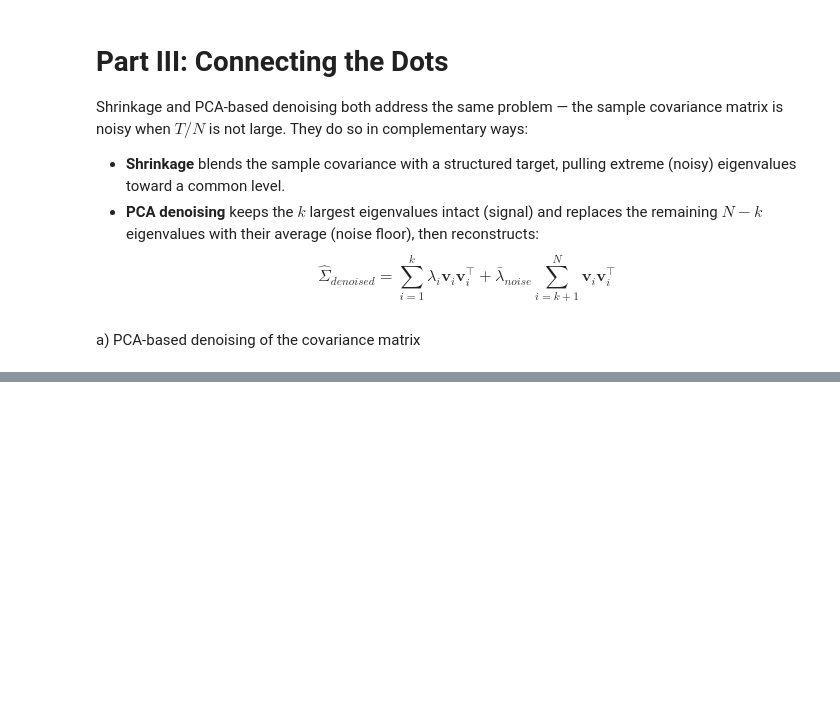
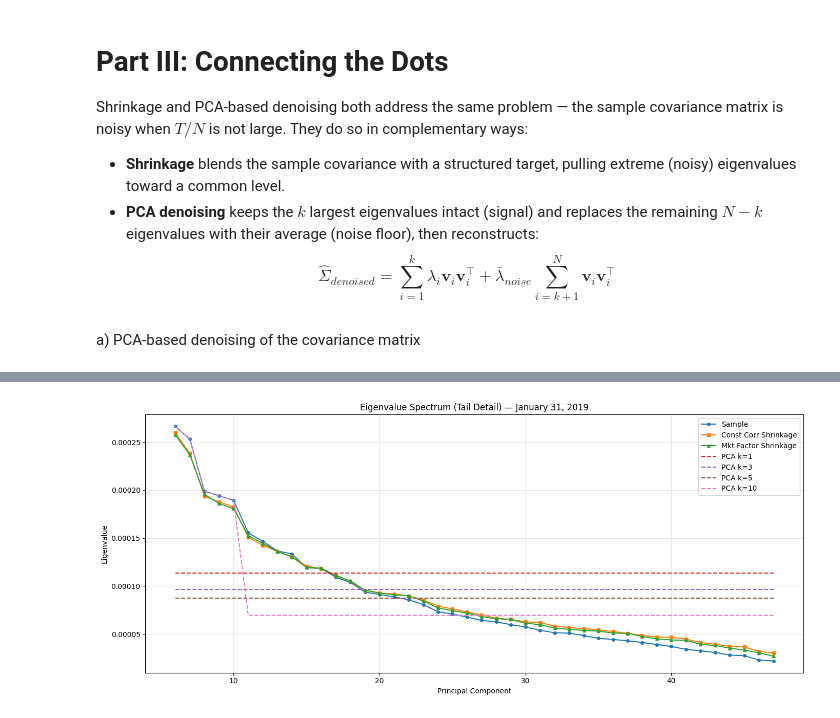
Before and after one commit to GabrielDelhay/FinEng_group6_2, a Jupyter notebook: assignment3_RM/ex3_notebook.ipynb, the cells around one changed output, grey strips where cells are left out. Cells and saved outputs as stored; diff of their text form; code cells hidden in the pictures; blank space fills up the shorter version.

```diff
--- a/assignment3_RM/ex3_notebook.ipynb
+++ b/assignment3_RM/ex3_notebook.ipynb
@@ -932,19 +910,3 @@ Shrinkage and PCA-based denoising both address the same problem — the sample c
 - **PCA denoising** keeps the $k$ largest eigenvalues intact (signal) and replaces the remaining $N - k$ eigenvalues with their average (noise floor), then reconstructs: $$\hat{\Sigma}_{denoised} = \sum_{i=1}^{k} \lambda_i \mathbf{v}_i \mathbf{v}_i^\top + \bar{\lambda}_{noise} \sum_{i=k+1}^{N} \mathbf{v}_i \mathbf{v}_i^\top$$
 # %% [markdown]
 a) PCA-based denoising of the covariance matrix
-# %%
-k = 5 # just for testing but we have to change
-
-cov = calibration_window.cov().values
-
-# PCA denoising
-denoised_cov, _ = pca_denoise_covariance(cov, k=k)
-
-# Shrinkage
-shrunk = constant_corr_shrinkage(calibration_window)
-shrunk_cov = shrunk["shrunk_cov"].values
-
-# Spectrum analysis
-eig_raw, _ = principal_component_analysis(cov)
-eig_denoised, _ = principal_component_analysis(denoised_cov)
-eig_shrunk, _ = principal_component_analysis(shrunk_cov)
@@ -959,0 +913,69 @@ Text(0.5, 1.0, 'Eigenvalue spectrum')
+# %%
+import datetime
+
+ref_date = datetime.date(2019, 1, 31)
+ref_rebalance = pd.Timestamp(ref_date)
+
+# Prepare estimation window
+ref_performance = prepare_rolling_estimation_window(
+    returns=performance,
+    rebalance_date=ref_rebalance,
+    lookback=time_horizon,
+    min_coverage=min_coverage,
+)
+
+T, N = ref_performance.shape
+print(f"Ref: {ref_date}, T={T}, N={N}, T/N={T/N:.1f}")
+
+# Sample covariance and its eigenvalues
+sample_cov = ref_performance.cov()
+sample_eig_vals, sample_eig_vecs = principal_component_analysis(sample_cov.values)
+
+# Shrinkage estimators
+market_returns = ref_performance.mean(axis=1)
+cc_results = constant_corr_shrinkage(returns=ref_performance)
+mf_results = market_factor_shrinkage(returns=ref_performance, market_returns=market_returns)
+
+cc_eig_vals, _ = principal_component_analysis(cc_results["shrunk_cov"].values)
+mf_eig_vals, _ = principal_component_analysis(mf_results["shrunk_cov"].values)
+
+# PCA denoising for k in {1, 3, 5, 10}
+k_values = [1, 3, 5, 10]
+denoised_results = {}
+for k in k_values:
+    denoised_cov, denoised_eig_vals = pca_denoise_covariance(sample_cov.values, k=k)
+    denoised_results[k] = {
+        "cov": denoised_cov,
+        "eig_vals": denoised_eig_vals,
+    }
+
+
+# --- Plot: Zoom on smaller eigenvalues (tail) ---
+fig, ax = plt.subplots(figsize=(14, 6))
+start_pc = 5
+ax.plot(range(start_pc+1, N+1), sample_eig_vals[start_pc:], "o-", label="Sample", markersize=4)
+ax.plot(range(start_pc+1, N+1), cc_eig_vals[start_pc:], "s-", label="Const Corr Shrinkage", markersize=4)
+ax.plot(range(start_pc+1, N+1), mf_eig_vals[start_pc:], "^-", label="Mkt Factor Shrinkage", markersize=4)
+for k in k_values:
+    ax.plot(range(start_pc+1, N+1), denoised_results[k]["eig_vals"][start_pc:], "--", label=f"PCA k={k}", markersize=3)
+ax.set_xlabel("Principal Component")
+ax.set_ylabel("Eigenvalue")
+ax.set_title("Eigenvalue Spectrum (Tail Detail) — January 31, 2019")
+ax.legend()
+ax.grid(alpha=0.3)
+plt.tight_layout()
+plt.show()
+
+
+# --- Summary table ---
+print(f"\n{'Method':>25s} {'λ_max':>8s} {'λ_min':>8s} {'Cond#':>6s} {'PC1%':>5s} {'PCs@75%':>7s}")
+for label, ev in [
+    ("Sample", sample_eig_vals),
+    (f"Const Corr (δ={cc_results['intensity']:.3f})", cc_eig_vals),
+    (f"Mkt Factor (δ={mf_results['intensity']:.3f})", mf_eig_vals),
+] + [(f"PCA k={k}", denoised_results[k]["eig_vals"]) for k in k_values]:
+    cond = ev[0] / ev[-1]
+    pc1_pct = ev[0] / ev.sum()
+    pcs_75 = int(((np.cumsum(ev) / ev.sum()) >= 0.75).argmax() + 1)
+    print(f"{label:>25s} {ev[0]:.2e} {ev[-1]:.2e} {cond:6.1f} {pc1_pct:4.1%} {pcs_75:7d}")
+# %% [output]
@@ -959,0 +983 @@ Text(0.5, 1.0, 'Eigenvalue spectrum')
+[figure, added]
```
Also changed, not shown: parts of 6 cells of this notebook.
